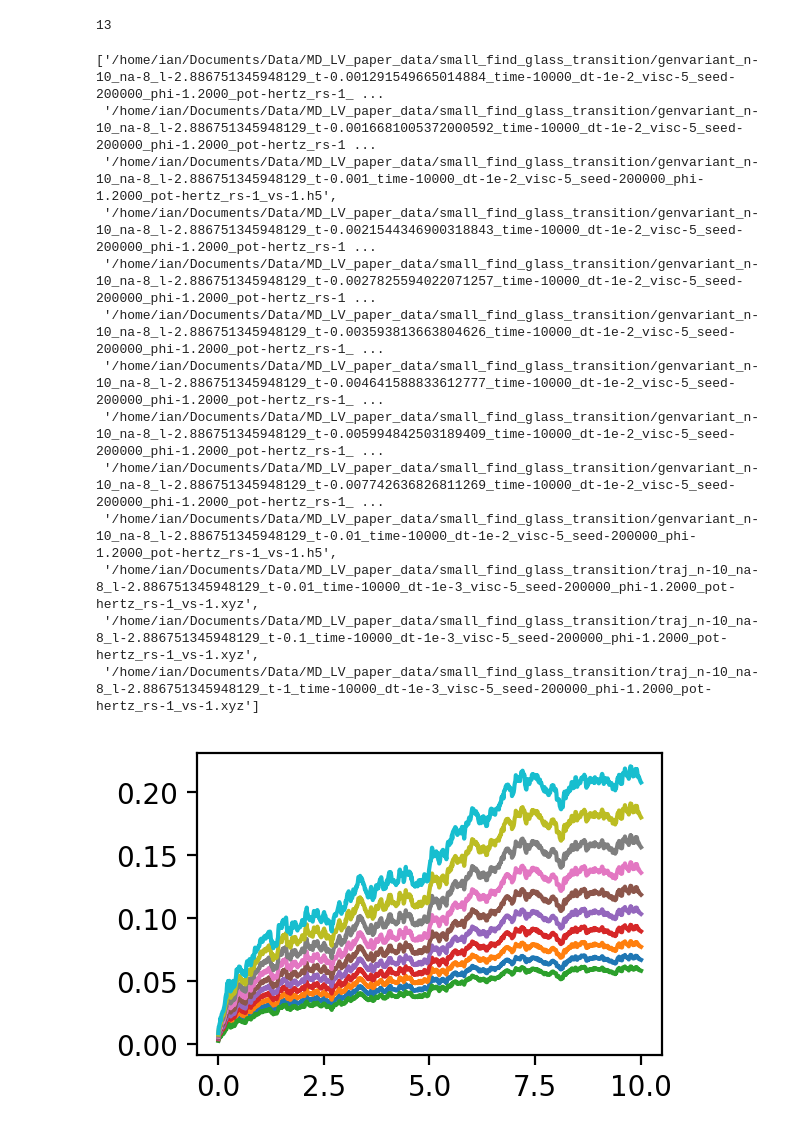
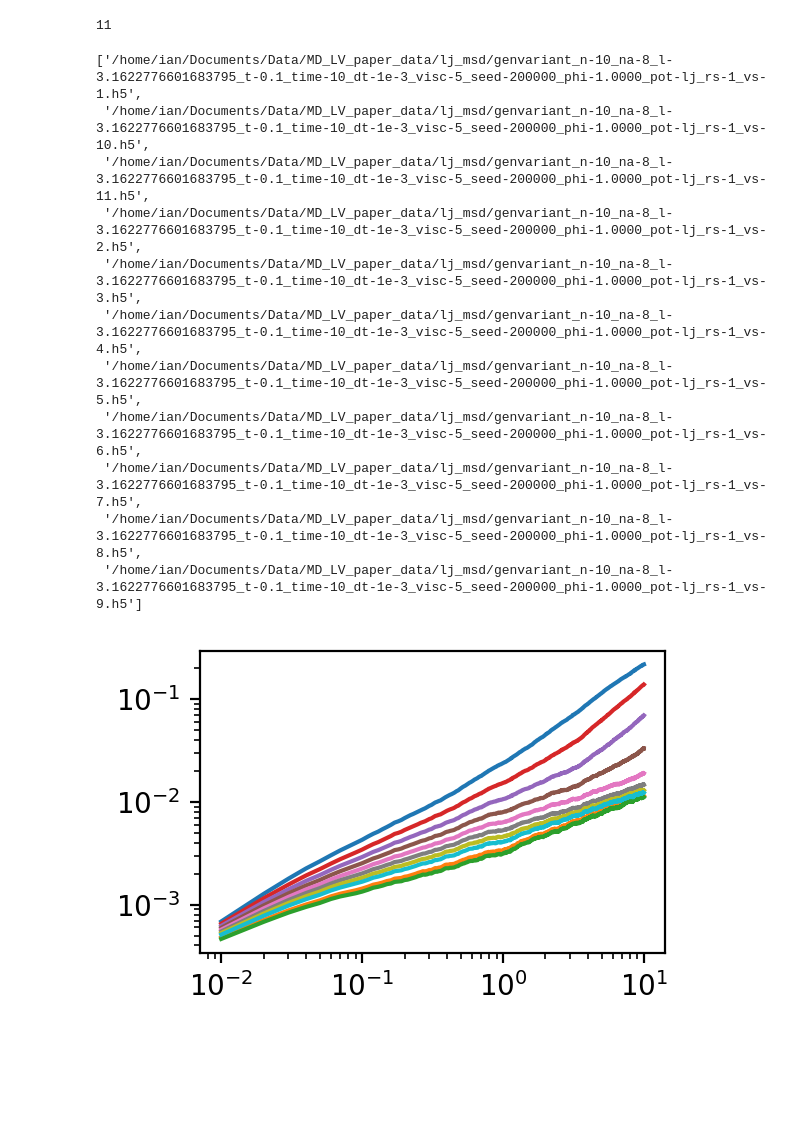
Before and after one commit to ianrgraham/md-lv, a Jupyter notebook: notebooks/local/compute_msd_q.ipynb, the cells around one changed output. Saved outputs shown, nothing was run; the diff lists cells and outputs as text; code cells hidden in the pictures; blank space fills up the shorter version.

```diff
--- a/notebooks/local/compute_msd_q.ipynb
+++ b/notebooks/local/compute_msd_q.ipynb
@@ -23,35 +23,33 @@ from itertools import product
 
 from scipy.io import savemat
 # %%
-files = glob.glob("/home/ian/Documents/Data/MD_LV_paper_data/small_find_glass_transition/*seed-200000*")
+files = glob.glob("/home/ian/Documents/Data/MD_LV_paper_data/lj_msd/*seed-200000*")
 # %%
 len(files)
 # %% [output]
-13
+11
 # %%
 sorted(files)
 # %% [output]
-['/home/ian/Documents/Data/MD_LV_paper_data/small_find_glass_transition/genvariant_n-10_na-8_l-2.886751345948129_t-0.001291549665014884_time-10000_dt-1e-2_visc-5_seed-200000_phi-1.2000_pot-hertz_rs-1_ ...
- '/home/ian/Documents/Data/MD_LV_paper_data/small_find_glass_transition/genvariant_n-10_na-8_l-2.886751345948129_t-0.0016681005372000592_time-10000_dt-1e-2_visc-5_seed-200000_phi-1.2000_pot-hertz_rs-1 ...
- '/home/ian/Documents/Data/MD_LV_paper_data/small_find_glass_transition/genvariant_n-10_na-8_l-2.886751345948129_t-0.001_time-10000_dt-1e-2_visc-5_seed-200000_phi-1.2000_pot-hertz_rs-1_vs-1.h5',
- '/home/ian/Documents/Data/MD_LV_paper_data/small_find_glass_transition/genvariant_n-10_na-8_l-2.886751345948129_t-0.0021544346900318843_time-10000_dt-1e-2_visc-5_seed-200000_phi-1.2000_pot-hertz_rs-1 ...
- '/home/ian/Documents/Data/MD_LV_paper_data/small_find_glass_transition/genvariant_n-10_na-8_l-2.886751345948129_t-0.0027825594022071257_time-10000_dt-1e-2_visc-5_seed-200000_phi-1.2000_pot-hertz_rs-1 ...
- '/home/ian/Documents/Data/MD_LV_paper_data/small_find_glass_transition/genvariant_n-10_na-8_l-2.886751345948129_t-0.003593813663804626_time-10000_dt-1e-2_visc-5_seed-200000_phi-1.2000_pot-hertz_rs-1_ ...
- '/home/ian/Documents/Data/MD_LV_paper_data/small_find_glass_transition/genvariant_n-10_na-8_l-2.886751345948129_t-0.004641588833612777_time-10000_dt-1e-2_visc-5_seed-200000_phi-1.2000_pot-hertz_rs-1_ ...
- '/home/ian/Documents/Data/MD_LV_paper_data/small_find_glass_transition/genvariant_n-10_na-8_l-2.886751345948129_t-0.005994842503189409_time-10000_dt-1e-2_visc-5_seed-200000_phi-1.2000_pot-hertz_rs-1_ ...
- '/home/ian/Documents/Data/MD_LV_paper_data/small_find_glass_transition/genvariant_n-10_na-8_l-2.886751345948129_t-0.007742636826811269_time-10000_dt-1e-2_visc-5_seed-200000_phi-1.2000_pot-hertz_rs-1_ ...
- '/home/ian/Documents/Data/MD_LV_paper_data/small_find_glass_transition/genvariant_n-10_na-8_l-2.886751345948129_t-0.01_time-10000_dt-1e-2_visc-5_seed-200000_phi-1.2000_pot-hertz_rs-1_vs-1.h5',
- '/home/ian/Documents/Data/MD_LV_paper_data/small_find_glass_transition/traj_n-10_na-8_l-2.886751345948129_t-0.01_time-10000_dt-1e-3_visc-5_seed-200000_phi-1.2000_pot-hertz_rs-1_vs-1.xyz',
- '/home/ian/Documents/Data/MD_LV_paper_data/small_find_glass_transition/traj_n-10_na-8_l-2.886751345948129_t-0.1_time-10000_dt-1e-3_visc-5_seed-200000_phi-1.2000_pot-hertz_rs-1_vs-1.xyz',
- '/home/ian/Documents/Data/MD_LV_paper_data/small_find_glass_transition/traj_n-10_na-8_l-2.886751345948129_t-1_time-10000_dt-1e-3_visc-5_seed-200000_phi-1.2000_pot-hertz_rs-1_vs-1.xyz']
+['/home/ian/Documents/Data/MD_LV_paper_data/lj_msd/genvariant_n-10_na-8_l-3.1622776601683795_t-0.1_time-10_dt-1e-3_visc-5_seed-200000_phi-1.0000_pot-lj_rs-1_vs-1.h5',
+ '/home/ian/Documents/Data/MD_LV_paper_data/lj_msd/genvariant_n-10_na-8_l-3.1622776601683795_t-0.1_time-10_dt-1e-3_visc-5_seed-200000_phi-1.0000_pot-lj_rs-1_vs-10.h5',
+ '/home/ian/Documents/Data/MD_LV_paper_data/lj_msd/genvariant_n-10_na-8_l-3.1622776601683795_t-0.1_time-10_dt-1e-3_visc-5_seed-200000_phi-1.0000_pot-lj_rs-1_vs-11.h5',
+ '/home/ian/Documents/Data/MD_LV_paper_data/lj_msd/genvariant_n-10_na-8_l-3.1622776601683795_t-0.1_time-10_dt-1e-3_visc-5_seed-200000_phi-1.0000_pot-lj_rs-1_vs-2.h5',
+ '/home/ian/Documents/Data/MD_LV_paper_data/lj_msd/genvariant_n-10_na-8_l-3.1622776601683795_t-0.1_time-10_dt-1e-3_visc-5_seed-200000_phi-1.0000_pot-lj_rs-1_vs-3.h5',
+ '/home/ian/Documents/Data/MD_LV_paper_data/lj_msd/genvariant_n-10_na-8_l-3.1622776601683795_t-0.1_time-10_dt-1e-3_visc-5_seed-200000_phi-1.0000_pot-lj_rs-1_vs-4.h5',
+ '/home/ian/Documents/Data/MD_LV_paper_data/lj_msd/genvariant_n-10_na-8_l-3.1622776601683795_t-0.1_time-10_dt-1e-3_visc-5_seed-200000_phi-1.0000_pot-lj_rs-1_vs-5.h5',
+ '/home/ian/Documents/Data/MD_LV_paper_data/lj_msd/genvariant_n-10_na-8_l-3.1622776601683795_t-0.1_time-10_dt-1e-3_visc-5_seed-200000_phi-1.0000_pot-lj_rs-1_vs-6.h5',
+ '/home/ian/Documents/Data/MD_LV_paper_data/lj_msd/genvariant_n-10_na-8_l-3.1622776601683795_t-0.1_time-10_dt-1e-3_visc-5_seed-200000_phi-1.0000_pot-lj_rs-1_vs-7.h5',
+ '/home/ian/Documents/Data/MD_LV_paper_data/lj_msd/genvariant_n-10_na-8_l-3.1622776601683795_t-0.1_time-10_dt-1e-3_visc-5_seed-200000_phi-1.0000_pot-lj_rs-1_vs-8.h5',
+ '/home/ian/Documents/Data/MD_LV_paper_data/lj_msd/genvariant_n-10_na-8_l-3.1622776601683795_t-0.1_time-10_dt-1e-3_visc-5_seed-200000_phi-1.0000_pot-lj_rs-1_vs-9.h5']
 # %%
 for f in sorted(files)[:10]:
     with h5py.File(f, "r") as f:
         norm = f["data"]["Norm"][0]
-        MSD = f["data"]["Q"][0]
+        MSD = f["data"]["MSD"][0]
         time = f["data"]["time"][:]
-    plt.plot(time[:1000], MSD[:1000])
-# plt.yscale('log')
-# plt.xscale('log')
+    plt.plot(time[:1000], MSD[:1000]/norm[:1000])
+plt.yscale('log')
+plt.xscale('log')
 # %% [output]
-[figure, old version]
+[figure, new version]
```
Also changed, not shown: 5 other files.
